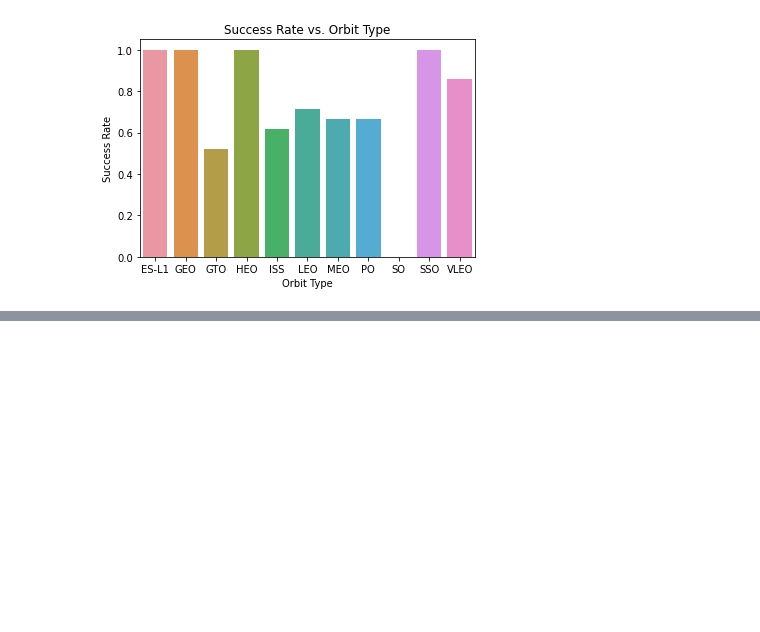
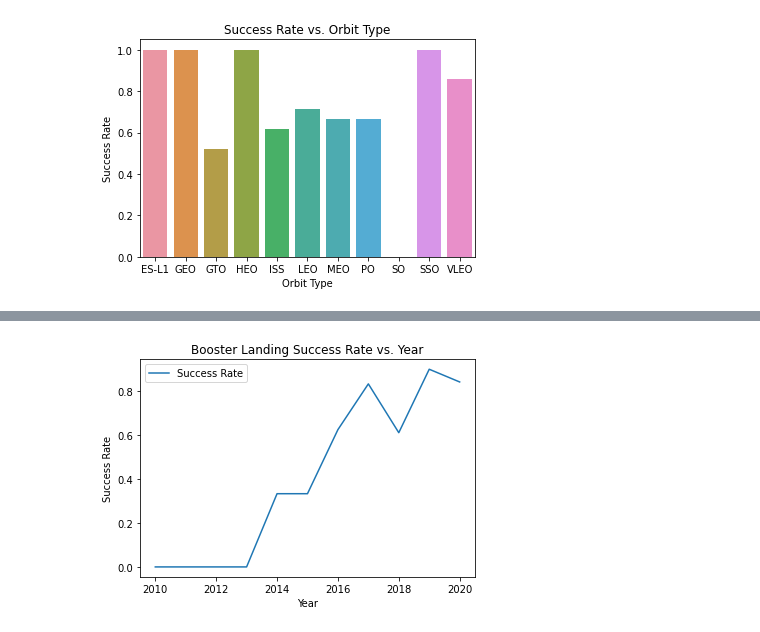
Before and after one commit to achi113s/SpaceY, a Jupyter notebook: 5_EDA_with_Visualizations.ipynb, the cells around one changed output, grey strips where cells are left out. Saved outputs shown, nothing was run; the diff lists cells and outputs as text; code cells hidden in the pictures; blank space fills up the shorter version.

```diff
--- a/5_EDA_with_Visualizations.ipynb
+++ b/5_EDA_with_Visualizations.ipynb
@@ -91,0 +142,14 @@ plt.show()
+# %%
+df['Year'] = pd.DatetimeIndex(df['Date']).year
+
+success_rate_year = df[['Year', 'Class']].groupby(by='Year').mean().reset_index()
+
+success_rate_year.rename(columns={'Year': 'Year', 'Class': 'Success Rate'}, inplace=True)
+# %%
+success_rate_year.plot(kind='line', x='Year', y='Success Rate')
+plt.xlabel('Year')
+plt.ylabel('Success Rate')
+plt.title('Booster Landing Success Rate vs. Year')
+plt.show()
+# %% [output]
+[figure, added]
```
Also changed, not shown: parts of 18 cells of this notebook, 1 other file.
